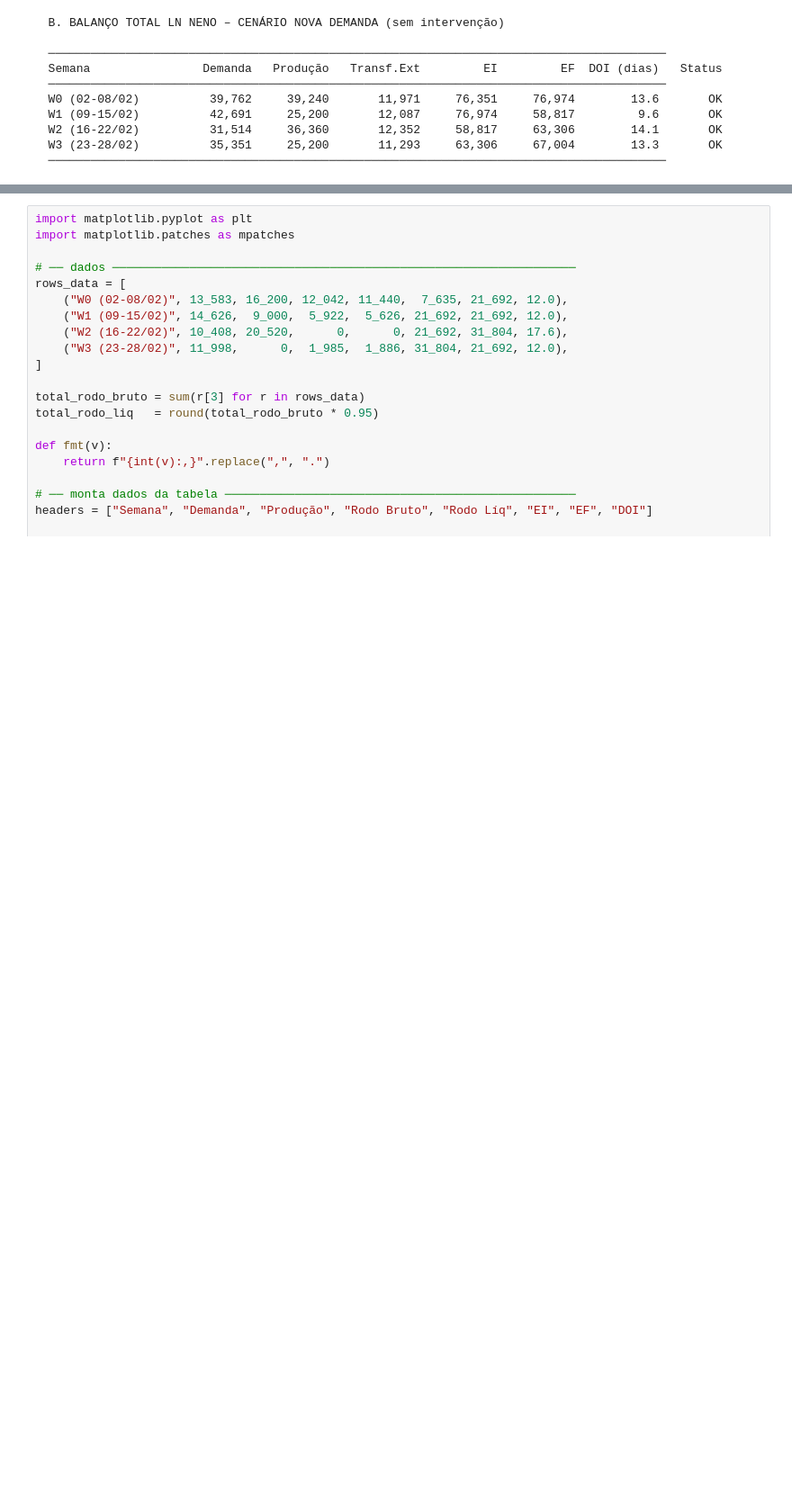
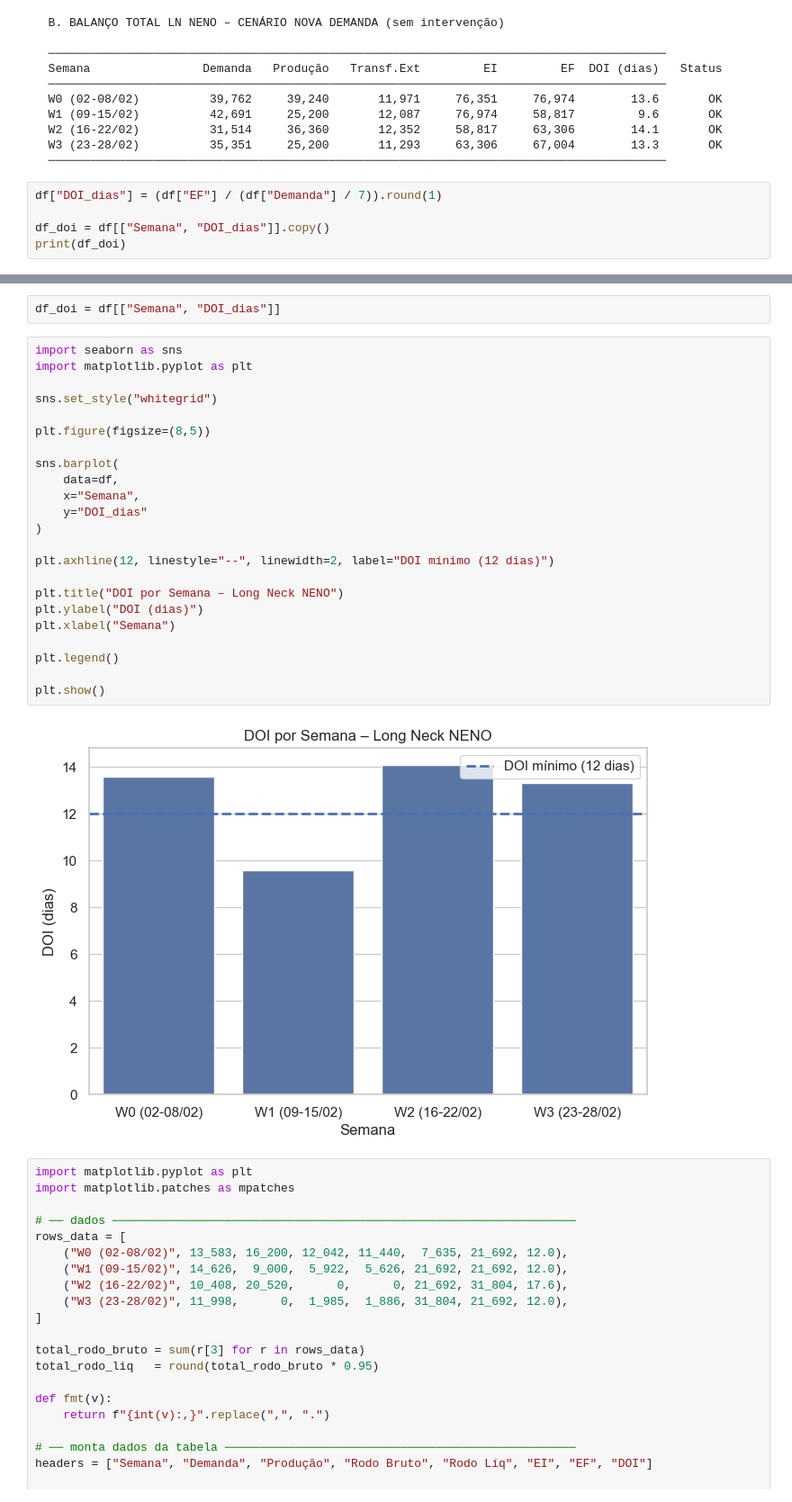
Before and after one commit to Joao0310/hackathon-ambev-dados, a Jupyter notebook: notebooks/cenario.ipynb, the cells around one changed output, grey strips where cells are left out. Shown at 90% size. Saved outputs shown, nothing was run; the diff lists cells and outputs as text; blank space fills up the shorter version.

Commit message:
Graficos producao x demanda e  DOI depois do plano

```diff
--- a/notebooks/cenario.ipynb
+++ b/notebooks/cenario.ipynb
@@ -305,3 +305,8 @@ print(f"  {'─'*88}")
   W2 (16-22/02)          31,514     36,360       12,352     58,817     63,306        14.1       OK
   W3 (23-28/02)          35,351     25,200       11,293     63,306     67,004        13.3       OK
   ────────────────────────────────────────────────────────────────────────────────────────
+# %%
+df["DOI_dias"] = (df["EF"] / (df["Demanda"] / 7)).round(1)
+
+df_doi = df[["Semana", "DOI_dias"]].copy()
+print(df_doi)
@@ -308,3 +328,30 @@ print(f"  {'─'*88}")
+# %%
+df_doi = df[["Semana", "DOI_dias"]]
+# %%
+import seaborn as sns
+import matplotlib.pyplot as plt
+
+sns.set_style("whitegrid")
+
+plt.figure(figsize=(8,5))
+
+sns.barplot(
+    data=df,
+    x="Semana",
+    y="DOI_dias"
+)
+
+plt.axhline(12, linestyle="--", linewidth=2, label="DOI mínimo (12 dias)")
+
+plt.title("DOI por Semana – Long Neck NENO")
+plt.ylabel("DOI (dias)")
+plt.xlabel("Semana")
+
+plt.legend()
+
+plt.show()
+# %% [output]
+[figure, added]
 # %%
 import matplotlib.pyplot as plt
 import matplotlib.patches as mpatches
```
Also changed, not shown: parts of 6 cells of this notebook.
